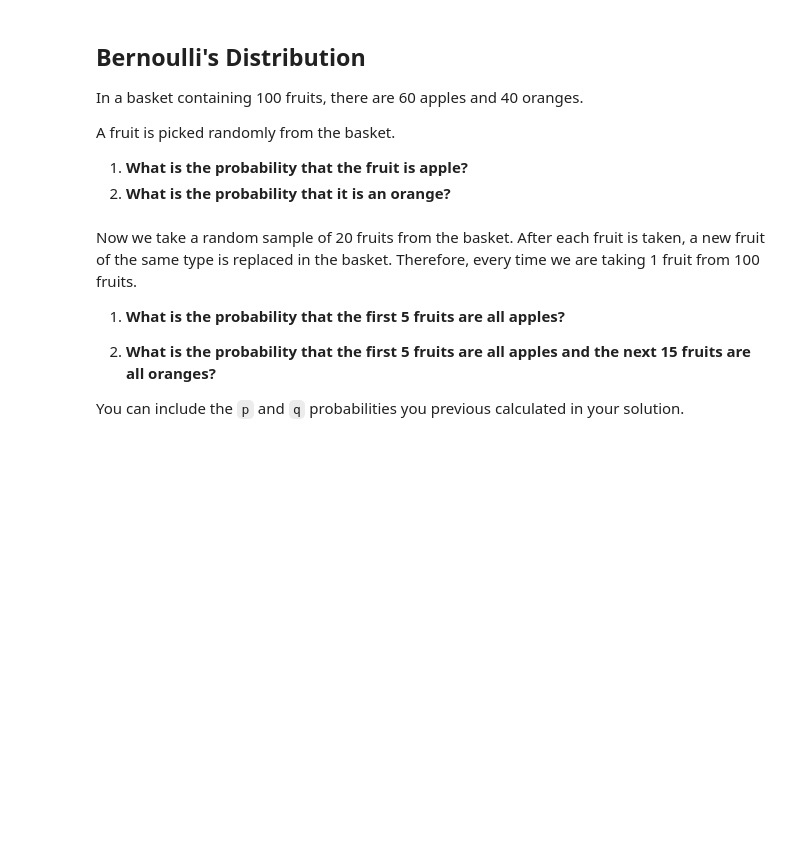
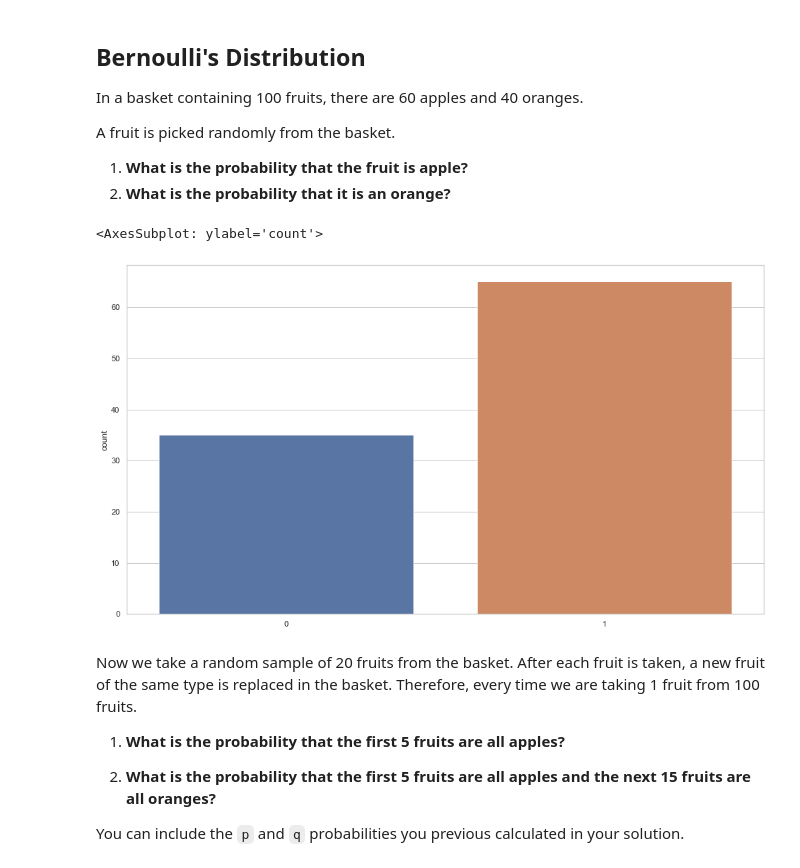
Before and after one commit to Ironhack-data-bcn-january-2023/lab-discrete-probability-distributions, a Jupyter notebook: your-code/main.ipynb, the cells around one changed output. Cells and saved outputs as stored; diff of their text form; code cells hidden in the pictures; blank space fills up the shorter version.

```diff
--- a/your-code/main.ipynb
+++ b/your-code/main.ipynb
@@ -19,6 +19,14 @@ A fruit is picked randomly from the basket.
 
 1. **What is the probability that the fruit is apple?**
 1. **What is the probability that it is an orange?**
+# %%
+from scipy.stats import bernoulli
+import seaborn as sns
+sns.set_context('poster')
+sns.set(rc={'figure.figsize': (16., 9.)})
+sns.set_style('whitegrid')
+
+import matplotlib.pyplot as plt
 # %%
 """
 Calculate:
@@ -27,6 +35,19 @@ q = probability that the fruit is an orange
 """
 
 # your code here
+p_apple = 0.6
+p_orange = 0.4
+# %%
+apple_bernoulli = bernoulli(p_apple)
+apple_bernoulli.rvs(100)
+
+sample = apple_bernoulli.rvs(size=100)
+sns.countplot(x=sample)
+
+# 0 stands for oranges and 1 for apples.
+# %% [output]
+<AxesSubplot: ylabel='count'>
+[figure, added]
 # %% [markdown]
 Now we take a random sample of 20 fruits from the basket. After each fruit is taken, a new fruit of the same type is replaced in the basket. Therefore, every time we are taking 1 fruit from 100 fruits.
 
```
Also changed, not shown: parts of 11 cells of this notebook.
